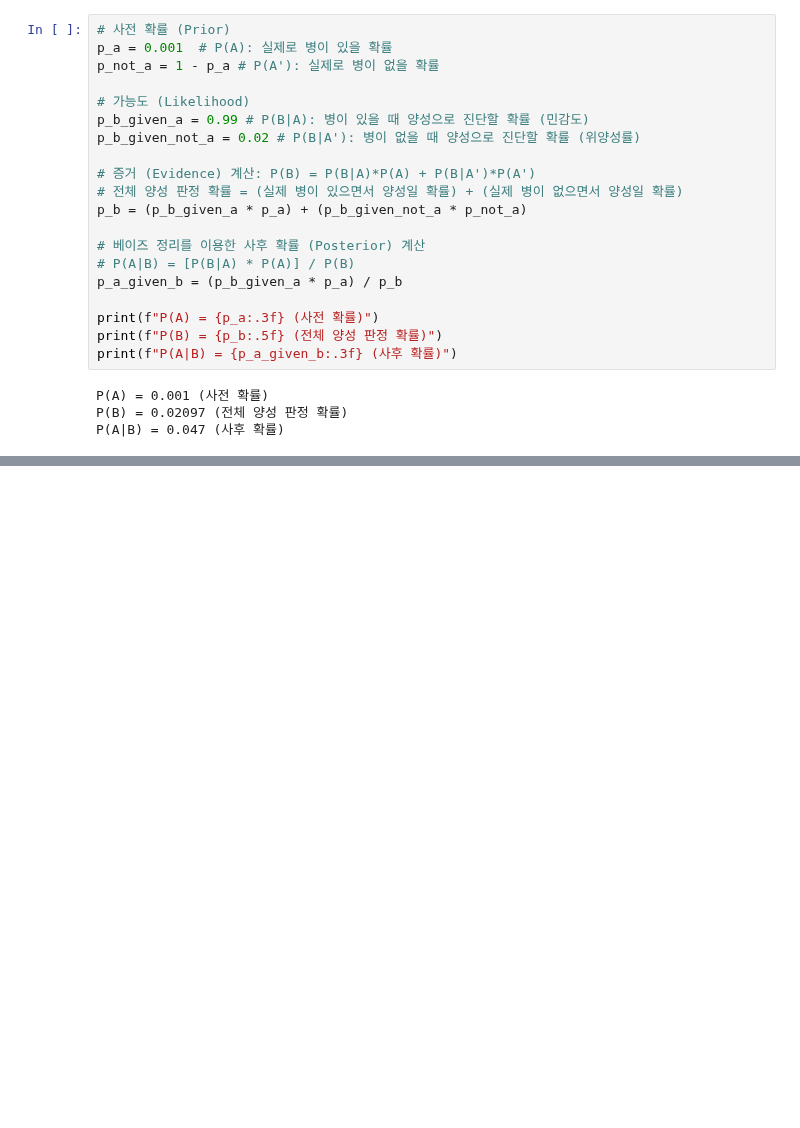
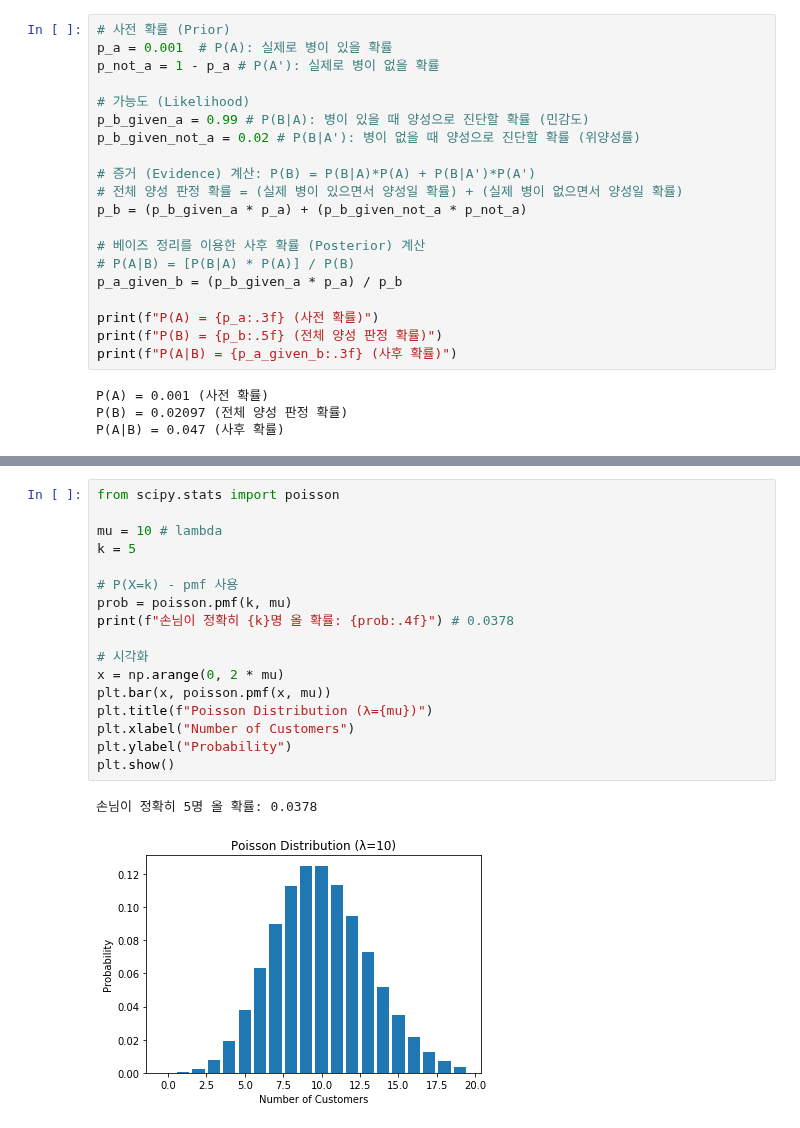
Before and after one commit to kangspa/ADP-study, a Jupyter notebook: PracticeTest/practice.ipynb, the cells around one changed output, grey strips where cells are left out. Drawn from its saved outputs; the diff is of its cells as text; blank space fills up the shorter version.

```diff
--- a/PracticeTest/practice.ipynb
+++ b/PracticeTest/practice.ipynb
@@ -159,0 +182,20 @@ P(A|B) = 0.047 (사후 확률)
+# %%
+from scipy.stats import poisson
+
+mu = 10 # lambda
+k = 5
+
+# P(X=k) - pmf 사용
+prob = poisson.pmf(k, mu)
+print(f"손님이 정확히 {k}명 올 확률: {prob:.4f}") # 0.0378
+
+# 시각화
+x = np.arange(0, 2 * mu)
+plt.bar(x, poisson.pmf(x, mu))
+plt.title(f"Poisson Distribution (λ={mu})")
+plt.xlabel("Number of Customers")
+plt.ylabel("Probability")
+plt.show()
+# %% [output]
+손님이 정확히 5명 올 확률: 0.0378
+[figure, added]
```
Also changed, not shown: parts of 2 cells of this notebook, 5 other files.
